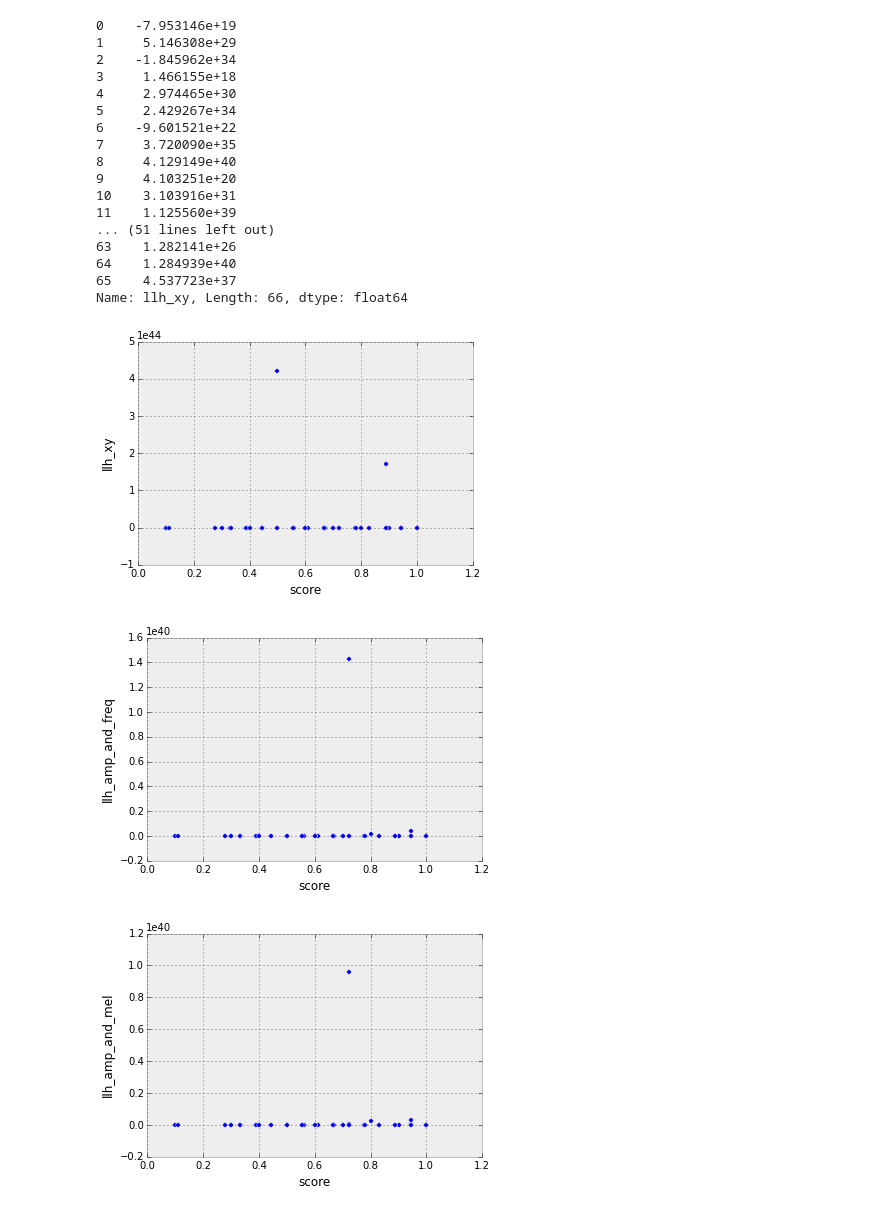
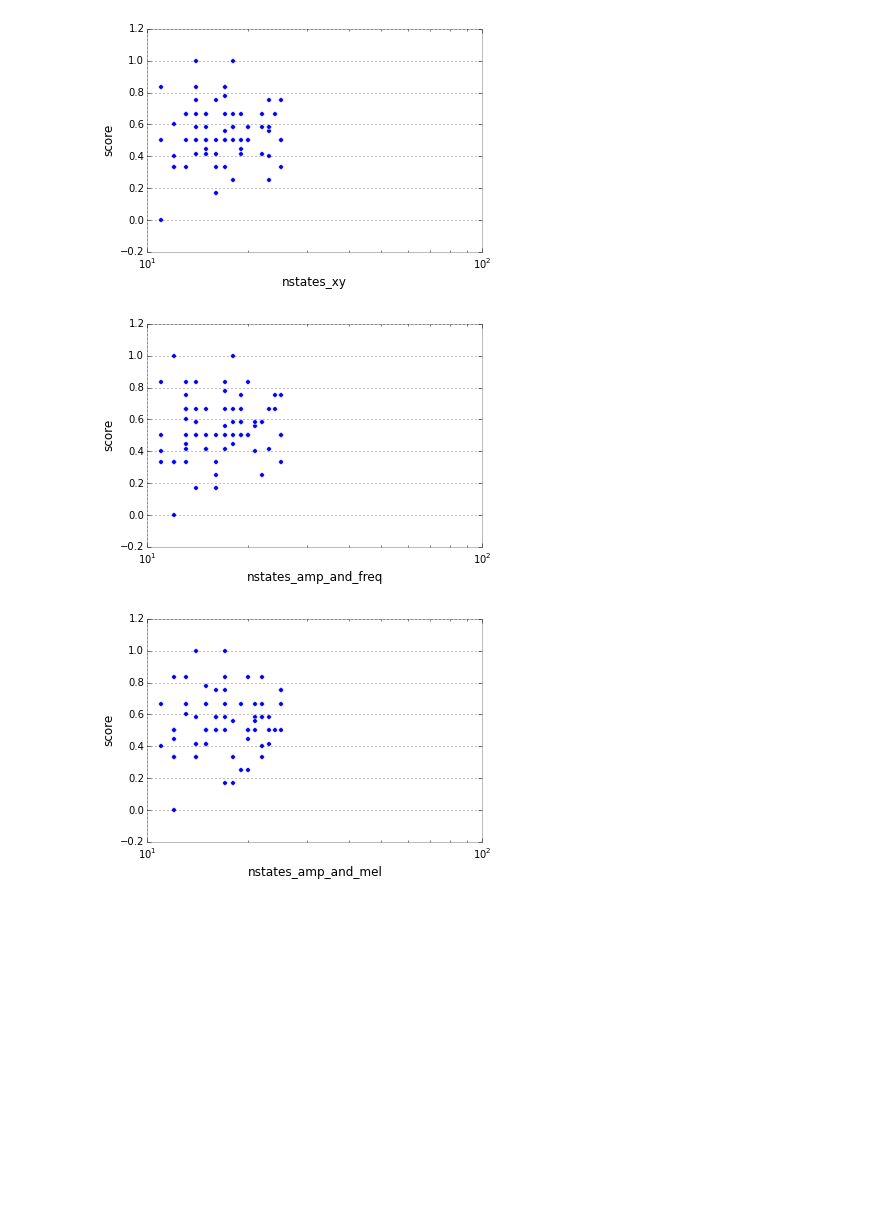
Before and after one commit to keryil/leaparticulatorqt, a Jupyter notebook: leaparticulator/notebooks/BICComparisonOrangeSquares.ipynb, the cells around one changed output. Drawn from its saved outputs; the diff is of its cells as text; code cells hidden in the pictures; blank space fills up the shorter version.

```diff
--- a/leaparticulator/notebooks/BICComparisonOrangeSquares.ipynb
+++ b/leaparticulator/notebooks/BICComparisonOrangeSquares.ipynb
@@ -306,40 +273,27 @@ Name: nstates_amp_and_freq, dtype: int64
 # %%
 # %matplotlib inline
 # print all_data['llh']
 # scatter(all_data["score"], all_data["llh"])
+import numpy as np
+import matplotlib.pyplot as plt
 def plot_trend(target_col, source_col):
     for unit in ("xy", "amp_and_freq", "amp_and_mel"):
         figure()
-        scatter(all_data[target_col], all_data["%s_%s" % (source_col, unit)])
-        xlabel(target_col)
-        ylabel("%s_%s" % (source_col, unit))
+        scatter(all_data["%s_%s" % (source_col, unit)],all_data[target_col])
+        ylabel(target_col)
+        xlabel("%s_%s" % (source_col, unit))
+        plt.gca().set_xscale("log")
+#         plt.gca().set_yscale("log")
 
-plot_trend("score", "llh")
+plot_trend("score", "nstates")
 
-figure()
-plot(np.divide(range(1,100),100.), np.log(np.divide(range(1,100),100.)))
-xlabel("X")
-ylabel("log(X)")
-print all_data["llh_xy"]
+# figure()
+# plot(np.divide(range(1,100),100.), np.log(np.divide(range(1,100),100.)))
+# xlabel("X")
+# ylabel("log(X)")
+# print all_data["llh_xy"]
 # print ids
 # %% [output]
-0    -7.953146e+19
-1     5.146308e+29
-2    -1.845962e+34
-3     1.466155e+18
-4     2.974465e+30
-5     2.429267e+34
-6    -9.601521e+22
-7     3.720090e+35
-8     4.129149e+40
-9     4.103251e+20
-10    3.103916e+31
-11    1.125560e+39
-... (51 lines left out)
-63    1.282141e+26
-64    1.284939e+40
-65    4.537723e+37
-Name: llh_xy, Length: 66, dtype: float64
-[figure, old version]
+[figure, new version]
-[figure, old version]
+[figure, new version]
-[figure, old version]
+[figure, new version]
```
Also changed, not shown: parts of 16 cells of this notebook, 3 other files.
